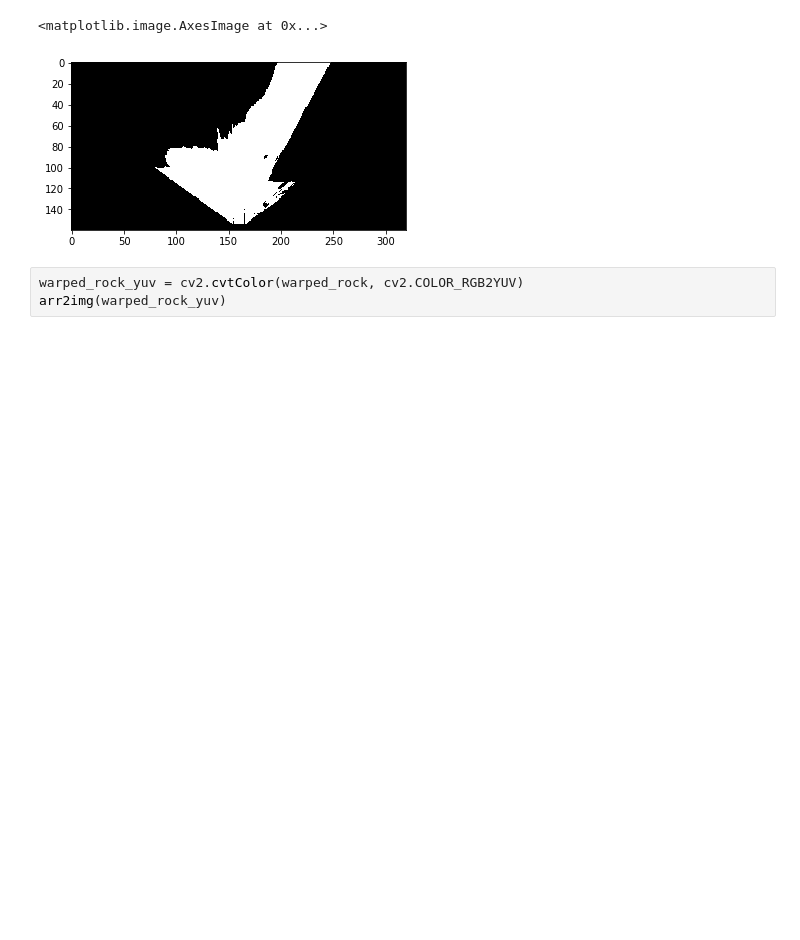
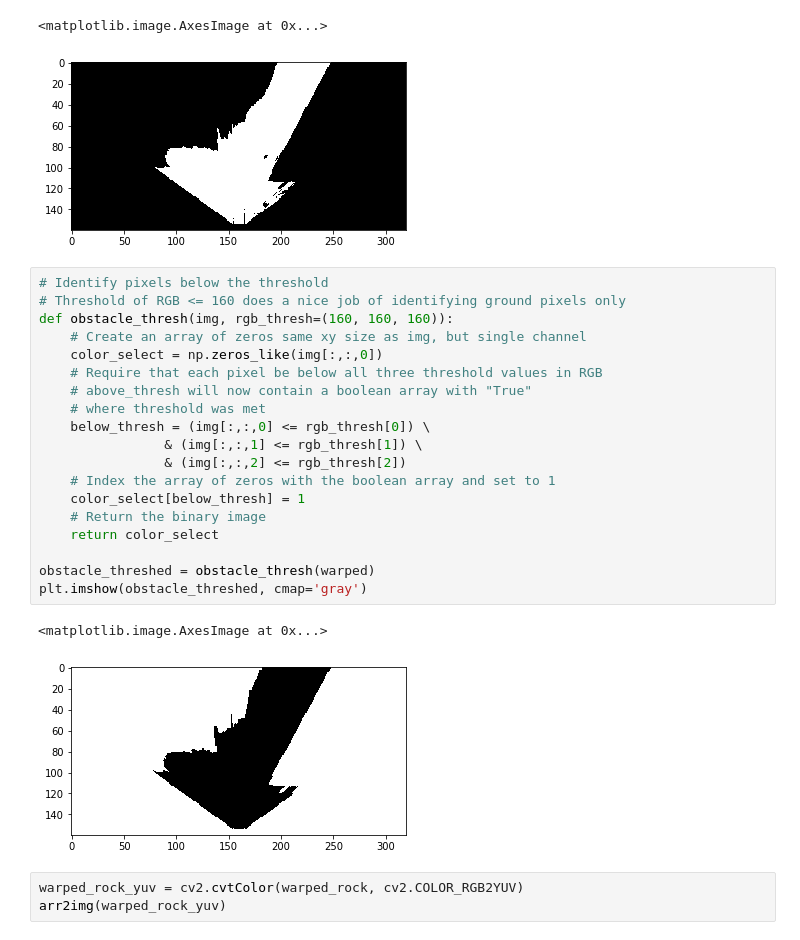
Before and after one commit to germal/RoboND-Rover-Project, a Jupyter notebook: code/Rover_Project_Test_Notebook.ipynb, the cells around one changed output. Saved outputs shown, nothing was run; the diff lists cells and outputs as text; blank space fills up the shorter version.

```diff
--- a/code/Rover_Project_Test_Notebook.ipynb
+++ b/code/Rover_Project_Test_Notebook.ipynb
@@ -166,6 +167,28 @@ plt.imshow(threshed, cmap='gray')
 # %% [output]
 <matplotlib.image.AxesImage at 0x...>
 [figure]
+# %%
+# Identify pixels below the threshold
+# Threshold of RGB <= 160 does a nice job of identifying ground pixels only
+def obstacle_thresh(img, rgb_thresh=(160, 160, 160)):
+    # Create an array of zeros same xy size as img, but single channel
+    color_select = np.zeros_like(img[:,:,0])
+    # Require that each pixel be below all three threshold values in RGB
+    # above_thresh will now contain a boolean array with "True"
+    # where threshold was met
+    below_thresh = (img[:,:,0] <= rgb_thresh[0]) \
+                & (img[:,:,1] <= rgb_thresh[1]) \
+                & (img[:,:,2] <= rgb_thresh[2])
+    # Index the array of zeros with the boolean array and set to 1
+    color_select[below_thresh] = 1
+    # Return the binary image
+    return color_select
+
+obstacle_threshed = obstacle_thresh(warped)
+plt.imshow(obstacle_threshed, cmap='gray')
+# %% [output]
+<matplotlib.image.AxesImage at 0x...>
+[figure, added]
 # %%
 warped_rock_yuv = cv2.cvtColor(warped_rock, cv2.COLOR_RGB2YUV)
 arr2img(warped_rock_yuv)
```
Also changed, not shown: parts of 10 cells of this notebook, 2 other files.
